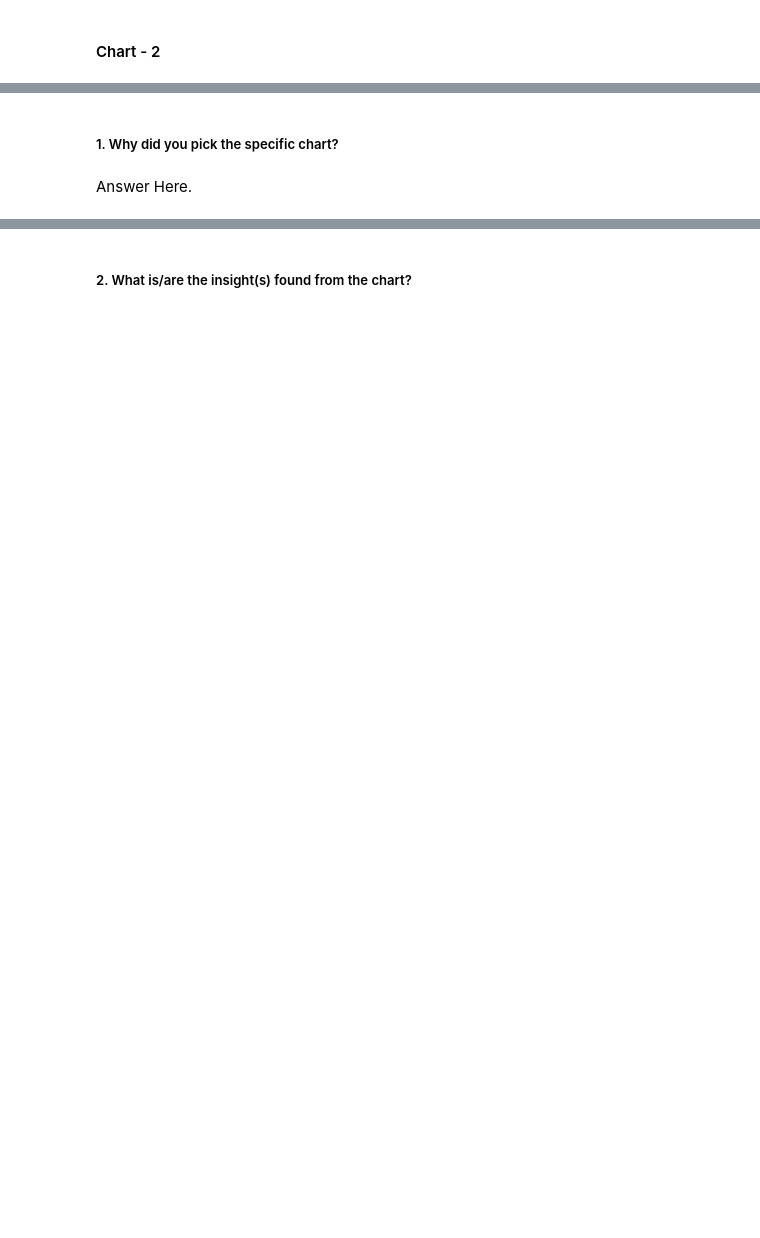
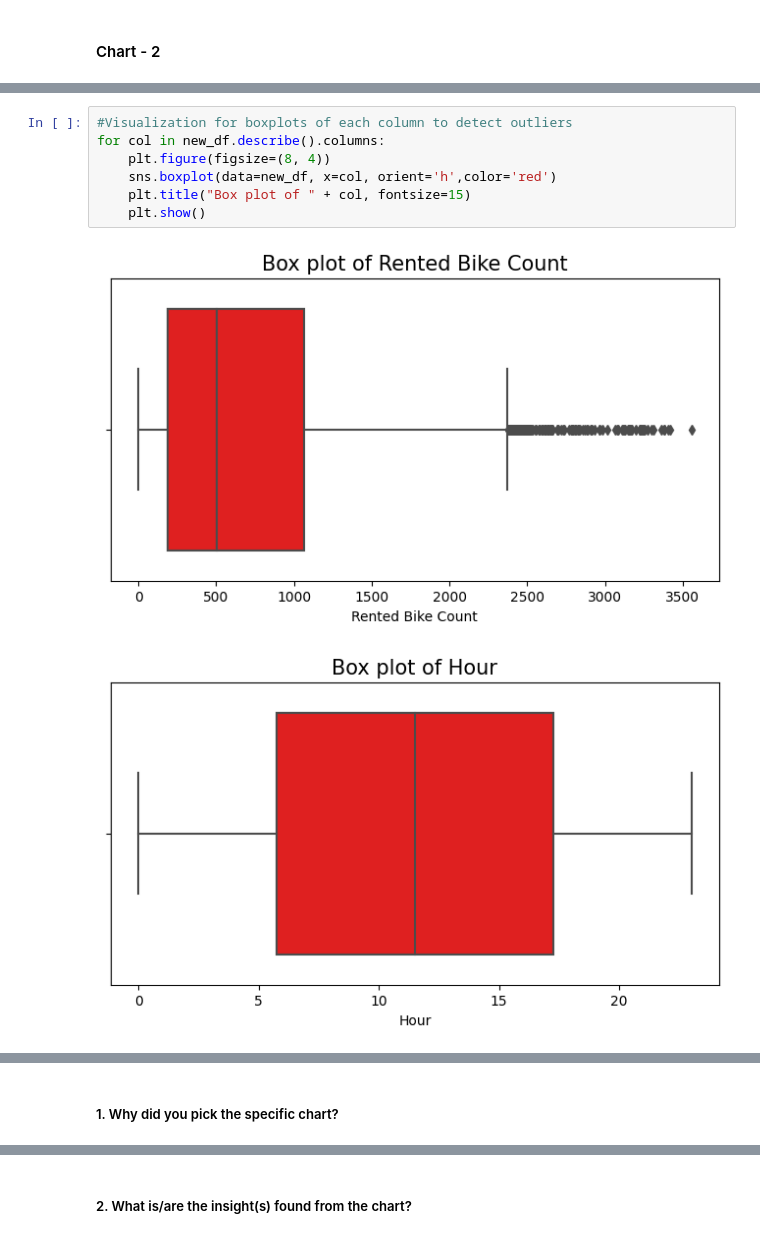
Before and after one commit to CoderSumanesh/Bike-Sharing-Demand-Prediction, a Jupyter notebook: Bike_Sharing_Demand_Prediction_ML_.ipynb, the cells around one changed output, grey strips where cells are left out. Saved outputs shown, nothing was run; the diff lists cells and outputs as text; blank space fills up the shorter version.

```diff
--- a/Bike_Sharing_Demand_Prediction_ML_.ipynb
+++ b/Bike_Sharing_Demand_Prediction_ML_.ipynb
@@ -294,0 +419,10 @@ Answer Here
+# %%
+#Visualization for boxplots of each column to detect outliers
+for col in new_df.describe().columns:
+    plt.figure(figsize=(8, 4))
+    sns.boxplot(data=new_df, x=col, orient='h',color='red')
+    plt.title("Box plot of " + col, fontsize=15)
+    plt.show()
+# %% [output]
+[figure, added]
+[figure, added]
@@ -295,4 +440,2 @@ Answer Here
 # %% [markdown]
 ##### 1. Why did you pick the specific chart?
-# %% [markdown]
-Answer Here.
```
Also changed, not shown: parts of 29 cells of this notebook.
